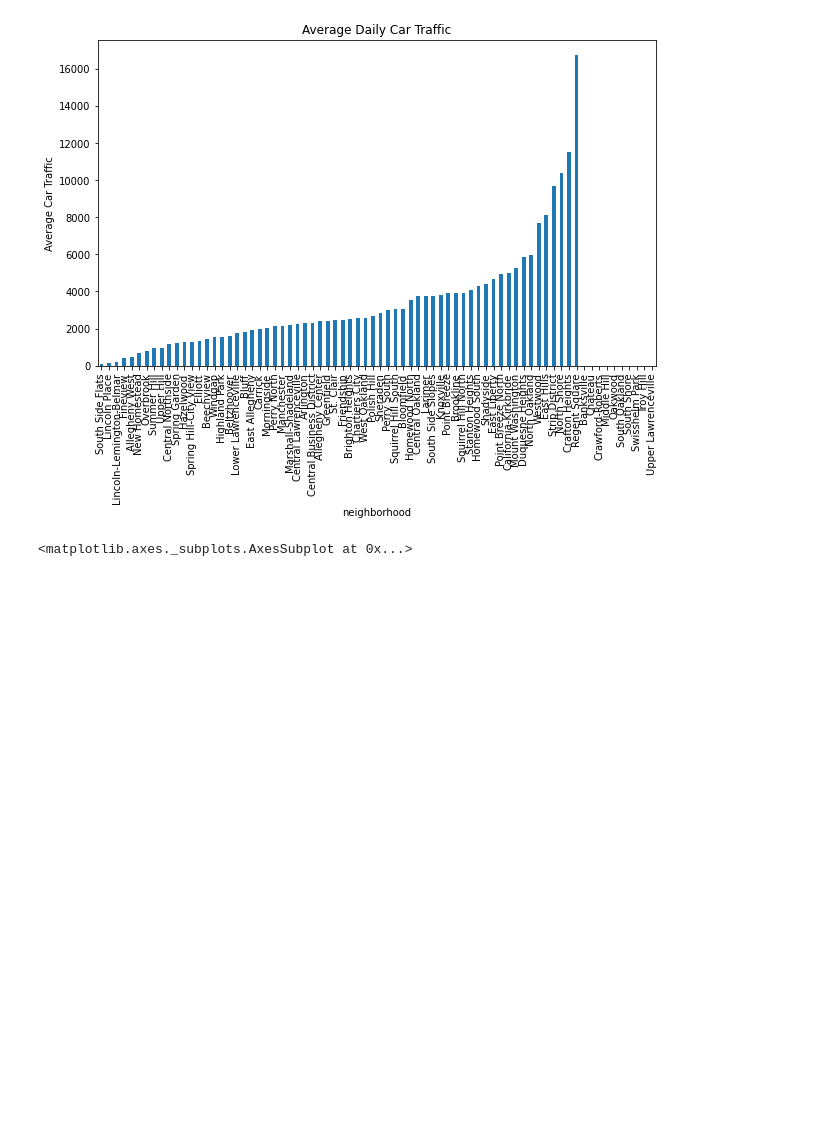
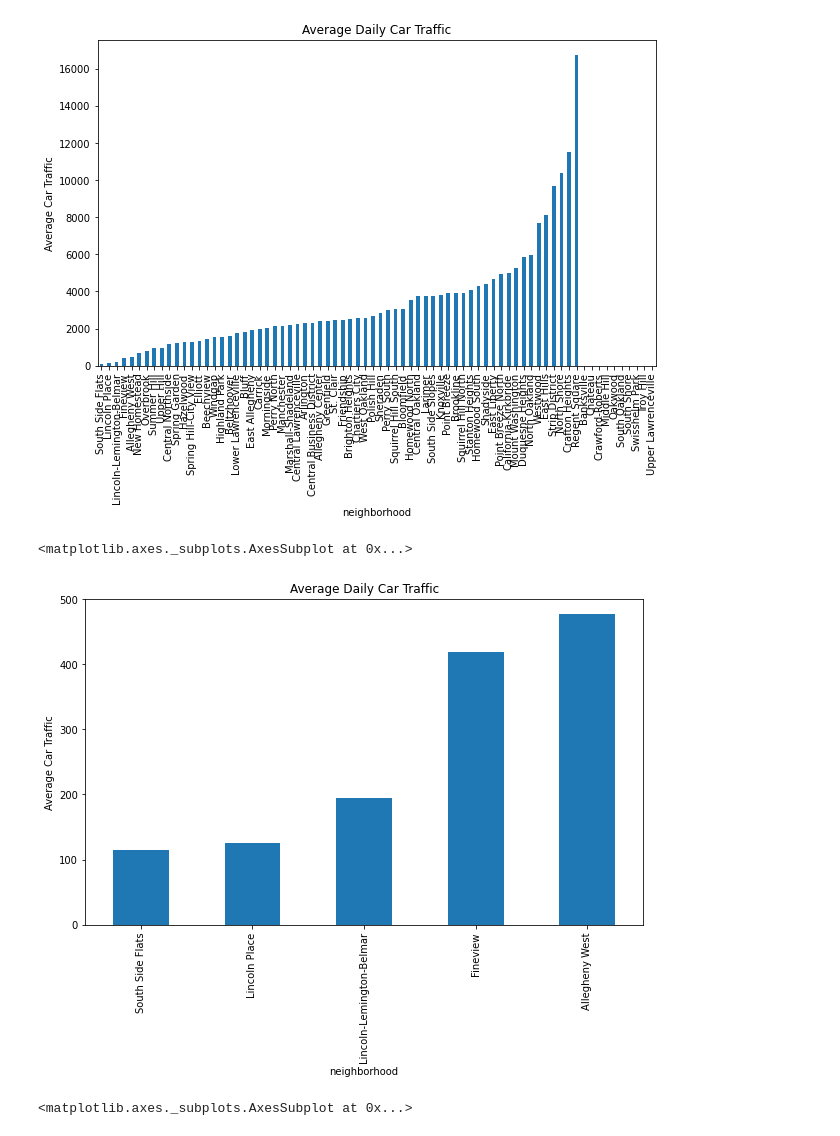
Before and after one commit to jalamorosas/Best-Pittsburgh-Neighborhood, a Jupyter notebook: JVA7-Final-Project.ipynb, the cells around one changed output. Drawn from its saved outputs; the diff is of its cells as text; code cells hidden in the pictures; blank space fills up the shorter version.

```diff
--- a/JVA7-Final-Project.ipynb
+++ b/JVA7-Final-Project.ipynb
@@ -40,6 +40,15 @@ trafficCount.plot(kind = 'bar',
 # %% [output]
 <matplotlib.axes._subplots.AxesSubplot at 0x...>
 [figure]
+# %%
+trafficCount = trafficCount.head()
+trafficCount.plot(kind = 'bar',
+              ylabel = 'Average Car Traffic',
+              figsize=(10, 6),
+              title = "Average Daily Car Traffic")
+# %% [output]
+<matplotlib.axes._subplots.AxesSubplot at 0x...>
+[figure, added]
 # %%
 neighborhoods = geopandas.read_file("Neighborhoods/Neighborhoods_.shp") # read in the shapefile
 traffic_map = neighborhoods.merge(trafficCount, how='left', left_on='hood', right_on='neighborhood')
```
